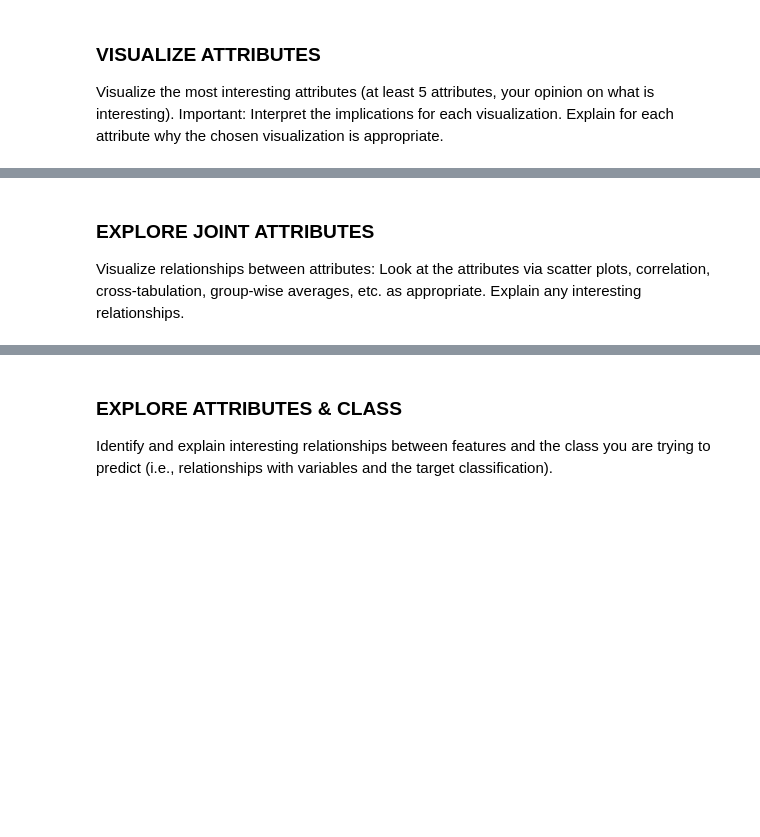
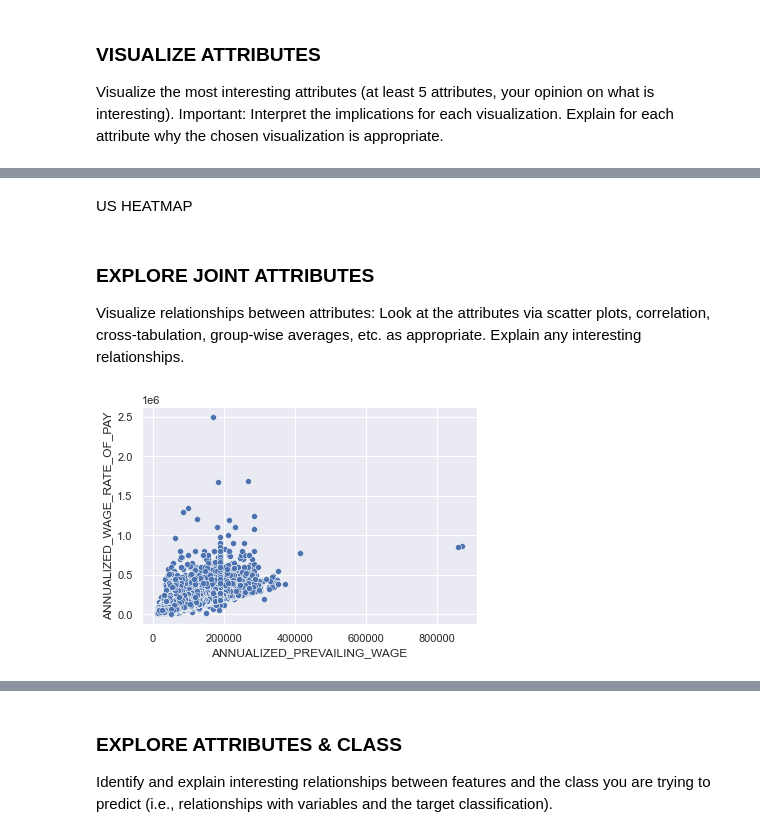
Before and after one commit to trishattah/DS_7331_Projects, a Jupyter notebook: Visa_project_code/MASTER_Lab1_Group_4.ipynb, the cells around one changed output, grey strips where cells are left out. Saved outputs shown, nothing was run; the diff lists cells and outputs as text; code cells hidden in the pictures; blank space fills up the shorter version.

```diff
--- a/Visa_project_code/MASTER_Lab1_Group_4.ipynb
+++ b/Visa_project_code/MASTER_Lab1_Group_4.ipynb
@@ -151,3 +231,15 @@ Explain for each attribute why the chosen visualization is appropriate.
+# %% [markdown]
+US HEATMAP
 # %% [markdown]
 ### EXPLORE JOINT ATTRIBUTES
 Visualize relationships between attributes: Look at the attributes via scatter plots, correlation, cross-tabulation, group-wise averages, etc. as appropriate. Explain any interesting relationships.
+# %%
+# Relationship between Prevailing Wage and Annualized Wage Rate
+
+#  RERUN WITH OUTLIERS REMOVED DATAFRAME
+
+sns.scatterplot(data = df, x = "ANNUALIZED_PREVAILING_WAGE", y = "ANNUALIZED_WAGE_RATE_OF_PAY")
+
+plt.show()
+# %% [output]
+[figure, added]
```
Also changed, not shown: parts of 25 cells of this notebook.
